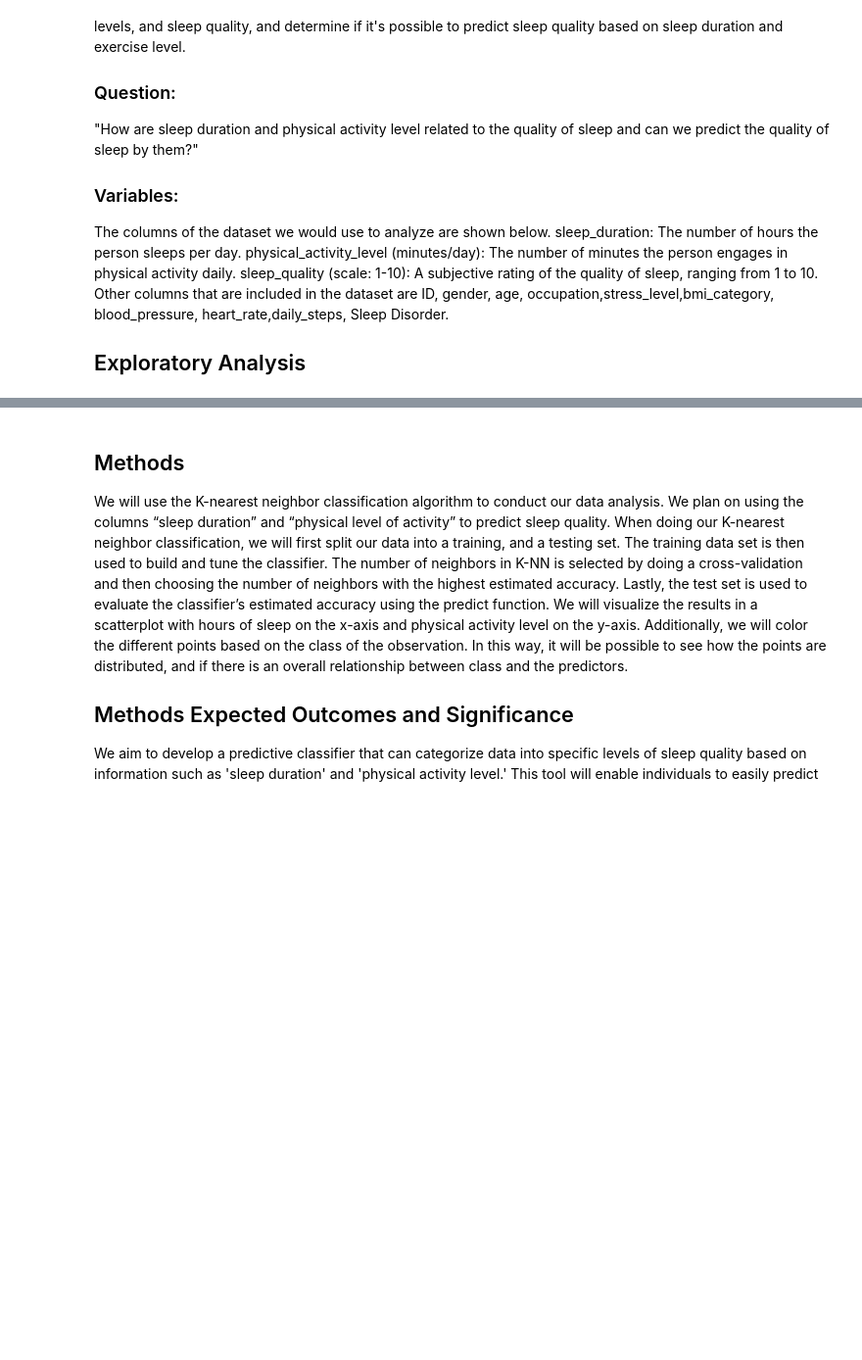
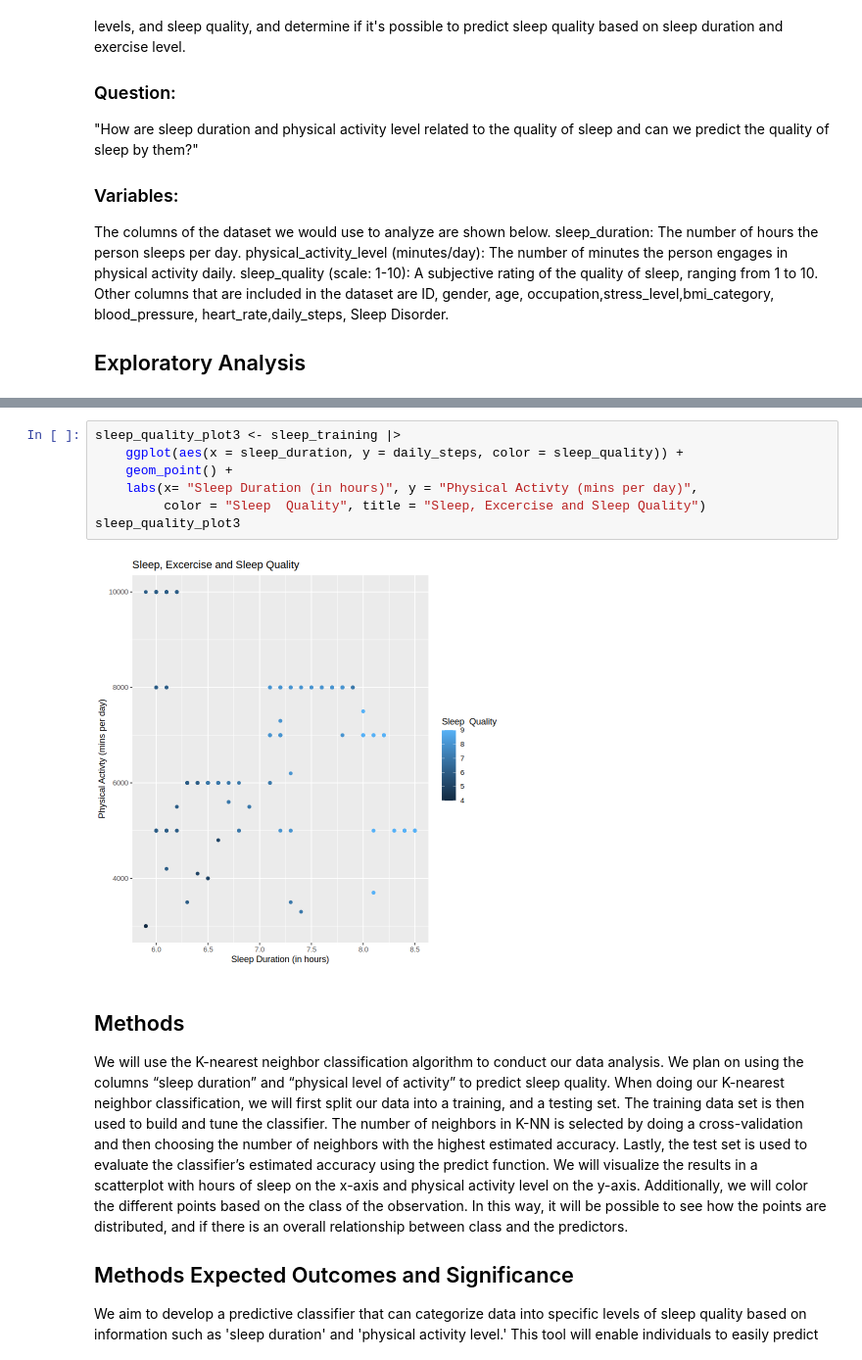
Before and after one commit to alecneme/group_project_14, a Jupyter notebook: Group_proposal.ipynb, the cells around one changed output, grey strips where cells are left out. Shown at 98% size. Drawn from its saved outputs; the diff is of its cells as text; blank space fills up the shorter version.

```diff
--- a/Group_proposal.ipynb
+++ b/Group_proposal.ipynb
@@ -104,3 +110,12 @@ sleep_quality_plot
+# %%
+sleep_quality_plot3 <- sleep_training |>
+    ggplot(aes(x = sleep_duration, y = daily_steps, color = sleep_quality)) +
+    geom_point() +
+    labs(x= "Sleep Duration (in hours)", y = "Physical Activty (mins per day)",
+         color = "Sleep  Quality", title = "Sleep, Excercise and Sleep Quality")
+sleep_quality_plot3
+# %% [output]
+[figure, added]
 # %% [markdown]
 ## Methods
 We will use the K-nearest neighbor classification algorithm to conduct our data analysis. We plan on using the columns “sleep duration” and “physical level of activity” to predict sleep quality. When doing our K-nearest neighbor classification, we will first split our data into a training, and a testing set. The training data set is then used to build and tune the classifier. The number of neighbors in K-NN is selected by doing a cross-validation and then choosing the number of neighbors with the highest estimated accuracy. Lastly, the test set is used to evaluate the classifier’s estimated accuracy using the predict function.
```
Also changed, not shown: parts of 6 cells of this notebook.
